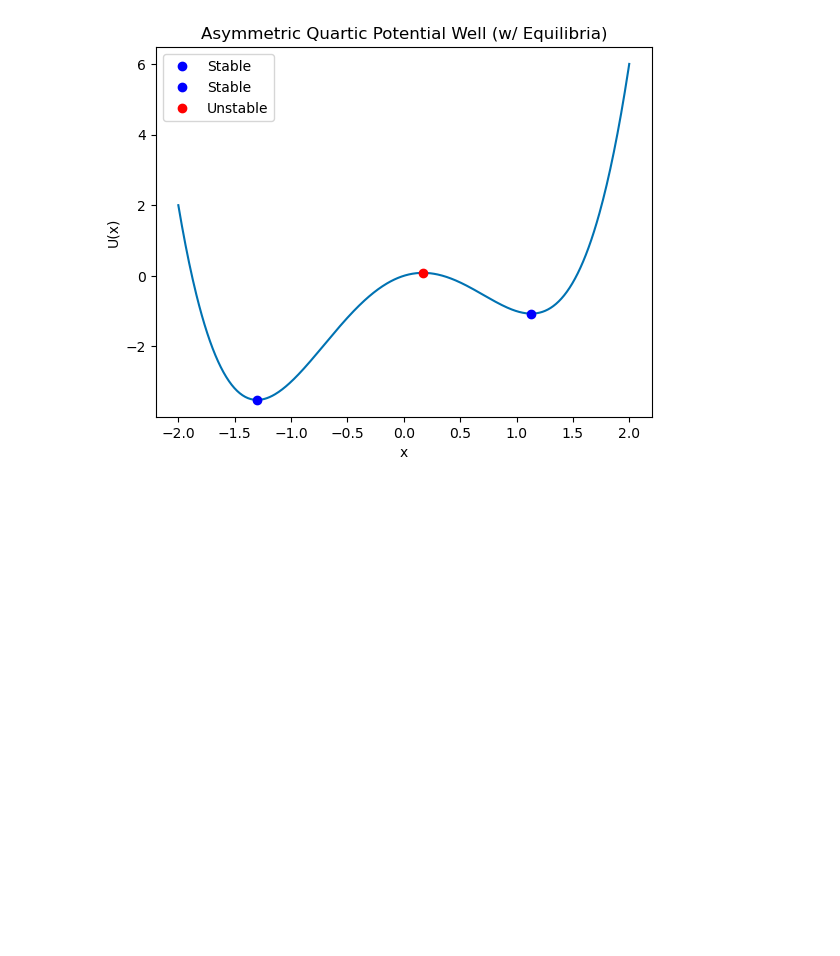
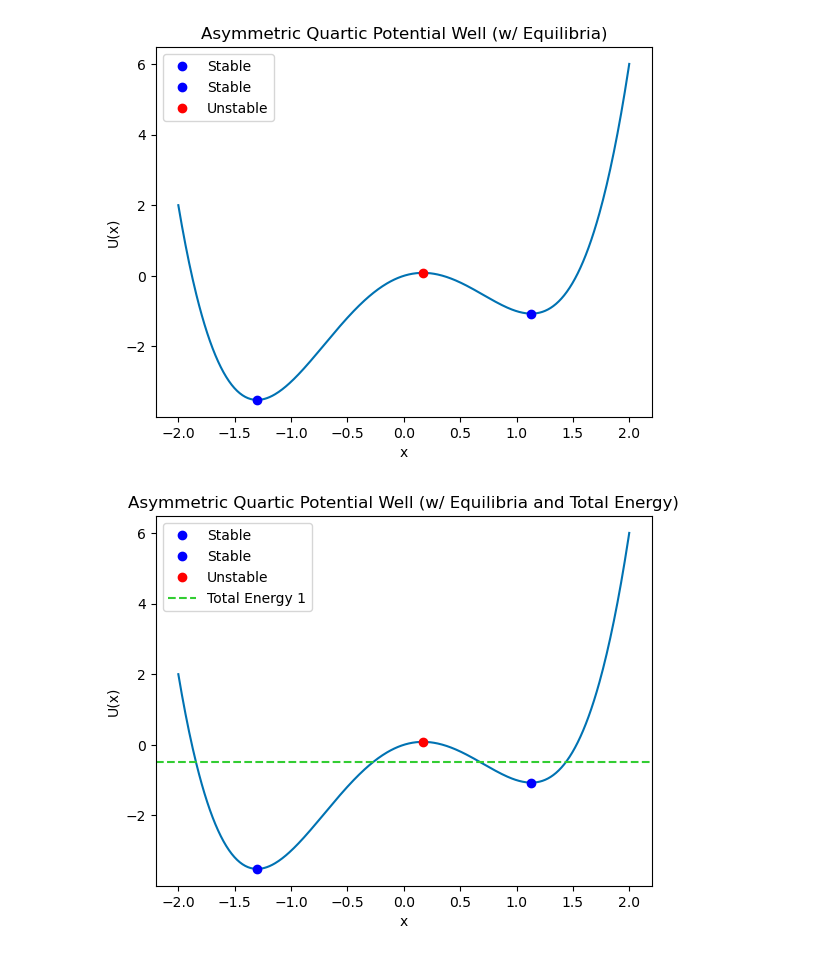
Before and after one commit to BruhddyTheThird/ProfCPisGoatedLib, a Jupyter notebook: Midterm Files/Midterm Ex3.ipynb, the cells around one changed output. Saved outputs shown, nothing was run; the diff lists cells and outputs as text; code cells hidden in the pictures; blank space fills up the shorter version.

```diff
--- a/Midterm Files/Midterm Ex3.ipynb
+++ b/Midterm Files/Midterm Ex3.ipynb
@@ -113,3 +113,33 @@ plt.show()
 #This graph shows blue points as stable and red points as unstable in the same spots we calculated earlier
 # %% [output]
 [figure]
+# %%
+#3c Choosing total energy and explaining oscillatory motion
+
+#Plot previous graph
+plt.plot(x, U(x))
+
+for i in equilibria:
+    if d2u(i) > 0:
+        plt.plot(i, U(i), 'bo', label='Stable')
+    else:
+        plt.plot(i, U(i), 'ro', label="Unstable")
+
+plt.xlabel("x")
+plt.ylabel('U(x)')
+plt.title('Asymmetric Quartic Potential Well (w/ Equilibria and Total Energy)')
+
+#Create and plot energy line
+E = -0.5 #Between minimum and maximum energy
+plt.axhline(E, linestyle='--', color='limegreen', label='Total Energy 1')
+
+plt.legend()
+plt.show()
+
+#Graph with total energy E= -0.5J shows oscillatory motion in the left well and right well.
+#Since the "particle" is confined by two turning points, it replicates oscillatory motion inside the respective well.
+#Both wells display this behavior.
+#At both stable equilibria, the "particle" is at rest.
+#As the unstable equilibria, the "particle" will fall into one of the wells to achieve stability
+# %% [output]
+[figure, added]
```
Also changed, not shown: parts of 1 cell of this notebook.
